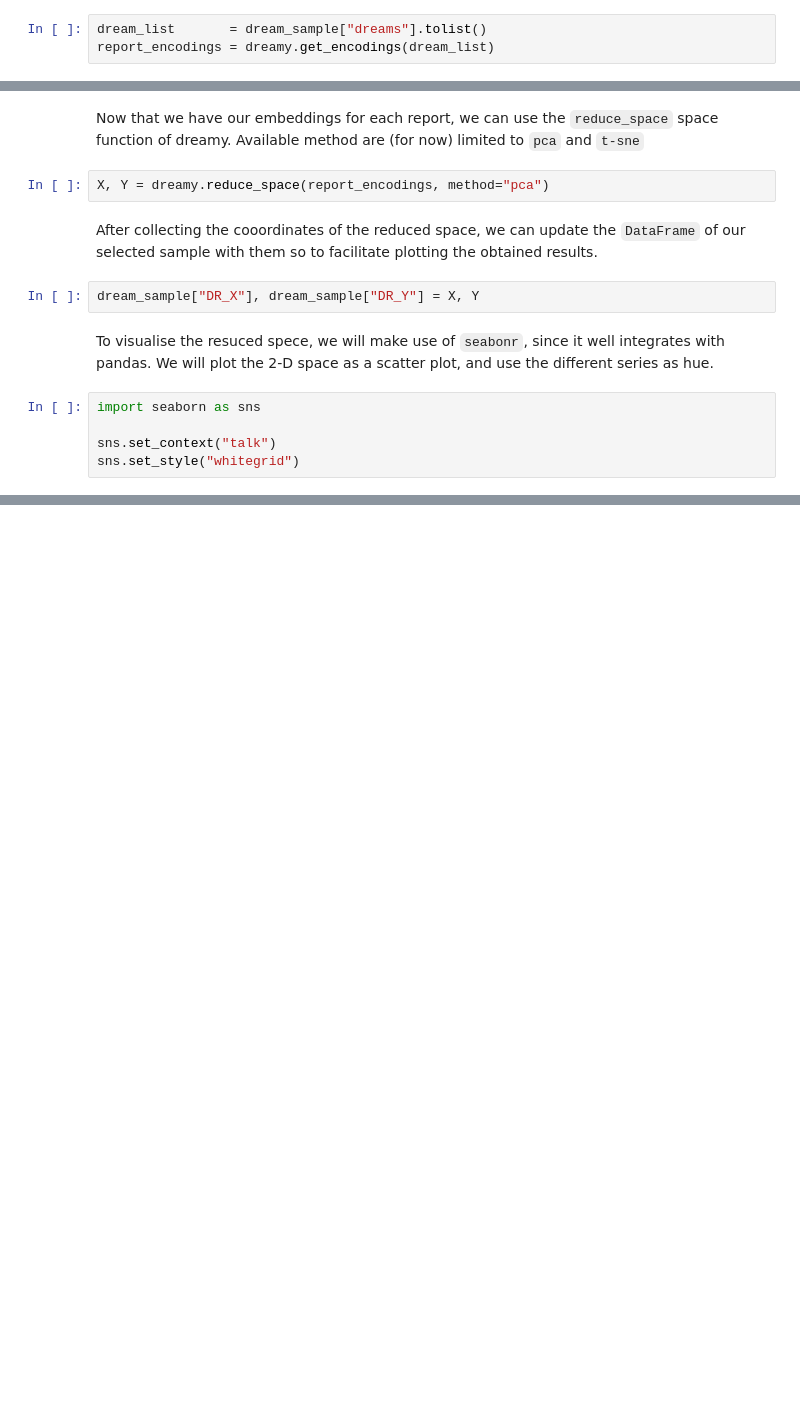
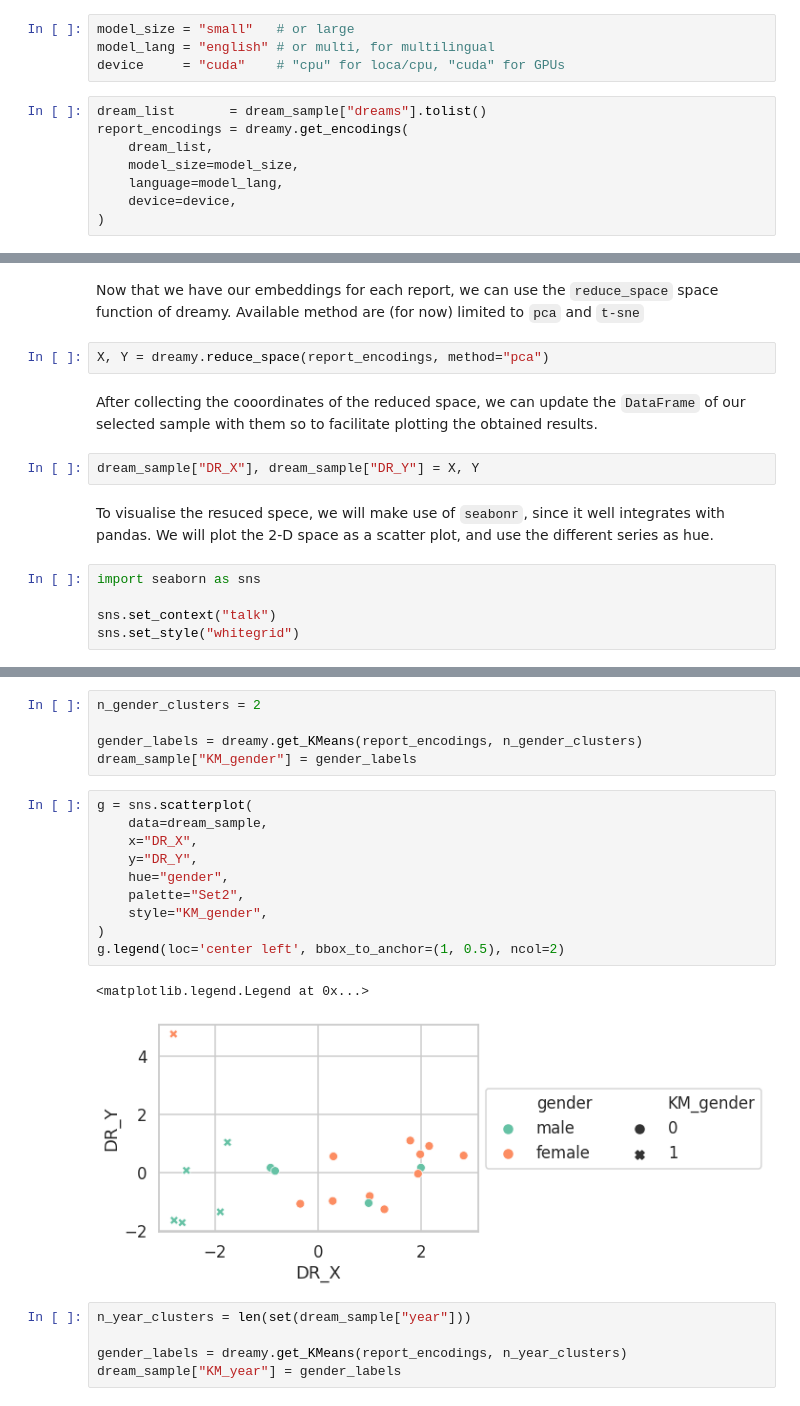
Before and after one commit to lorenzoscottb/DReAMy, a Jupyter notebook: tutorials/dreamy_start.ipynb, the cells around one changed output, grey strips where cells are left out. Drawn from its saved outputs; the diff is of its cells as text; blank space fills up the shorter version.

```diff
--- a/tutorials/dreamy_start.ipynb
+++ b/tutorials/dreamy_start.ipynb
@@ -55,6 +56,15 @@ Now we get the reports as a list, and use the `.get_encodings` functions of drea
+# %%
+model_size = "small"   # or large
+model_lang = "english" # or multi, for multilingual
+device     = "cuda"    # "cpu" for loca/cpu, "cuda" for GPUs
 # %%
 dream_list       = dream_sample["dreams"].tolist()
-report_encodings = dreamy.get_encodings(dream_list)
+report_encodings = dreamy.get_encodings(
+    dream_list,
+    model_size=model_size,
+    language=model_lang,
+    device=device,
+)
 # %% [output]
 Loading/Downloading model and tokenizer
 Some weights of the model checkpoint at bert-base-cased were not used when initializing BertForMaskedLM: ['cls.seq_relationship.bias', 'cls.seq_relationship.weight']
@@ -94,0 +102,23 @@ Remember that transformers use non-linguistic sub-words tokens to deal with the
+# %%
+n_gender_clusters = 2
+
+gender_labels = dreamy.get_KMeans(report_encodings, n_gender_clusters)
+dream_sample["KM_gender"] = gender_labels
+# %%
+g = sns.scatterplot(
+    data=dream_sample,
+    x="DR_X",
+    y="DR_Y",
+    hue="gender",
+    palette="Set2",
+    style="KM_gender",
+)
+g.legend(loc='center left', bbox_to_anchor=(1, 0.5), ncol=2)
+# %% [output]
+<matplotlib.legend.Legend at 0x...>
+[figure, added]
+# %%
+n_year_clusters = len(set(dream_sample["year"]))
+
+gender_labels = dreamy.get_KMeans(report_encodings, n_year_clusters)
+dream_sample["KM_year"] = gender_labels
```
Also changed, not shown: parts of 12 cells of this notebook.
